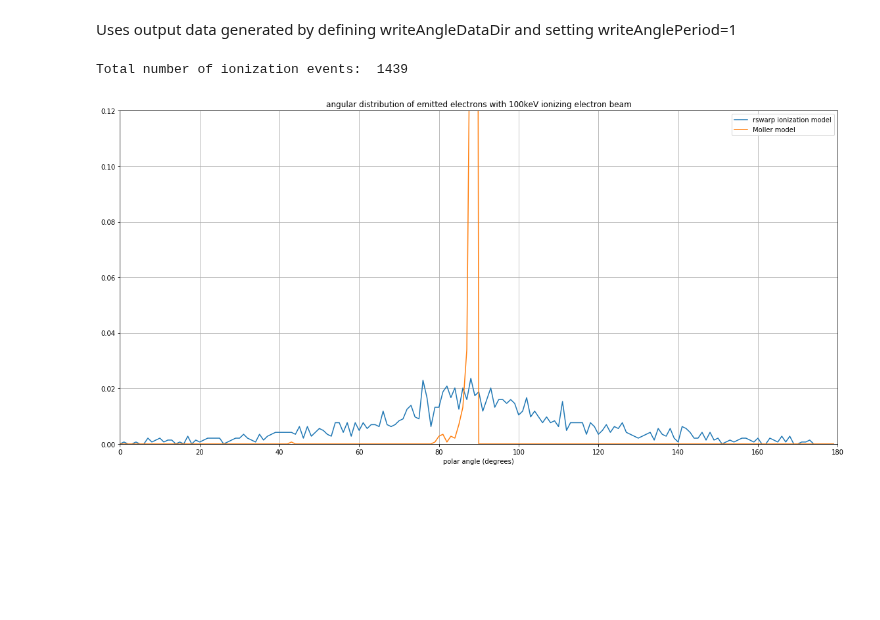
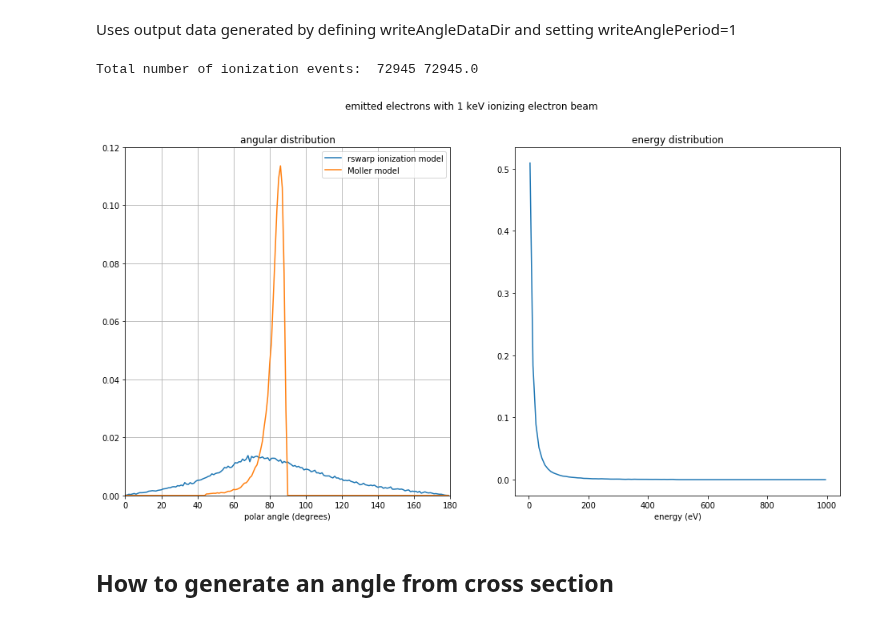
Before and after one commit to radiasoft/rswarp, a Jupyter notebook: examples/ionization/ionization_analysis.ipynb, the cells around one changed output. Drawn from its saved outputs; the diff is of its cells as text; code cells hidden in the pictures; blank space fills up the shorter version.

Commit message:
Added plot of energy distribution

```diff
--- a/examples/ionization/ionization_analysis.ipynb
+++ b/examples/ionization/ionization_analysis.ipynb
@@ -18,7 +18,7 @@ from rswarp.utilities import file_utils
 # %% [markdown]
 ## Load output data generated by ionization.py
 # %%
-path = 'diags10.000keV/hdf5/'
+path = 'diags-1.000keV/hdf5/'
 full =  file_utils.loadparticlefiles(path)
 
 #print full[1000]['H2+'][0,:]
@@ -42,19 +42,28 @@ full =  file_utils.loadparticlefiles(path)
 # %% [markdown]
 Uses output data generated by defining writeAngleDataDir and setting writeAnglePeriod=1
 # %%
-plt.figure(figsize=(16, 8))
-plt.title('angular distribution of emitted electrons with 100keV ionizing electron beam')
-plt.xlabel('polar angle (degrees)')
-plt.xlim(0.0, 180.0)
-plt.ylim(0.0, 0.12)
-plt.grid(True)
+ionization_analysis_fig, [ax1, ax2] = plt.subplots(1, 2, figsize=(16, 8))
+
+plt.suptitle('emitted electrons with 1 keV ionizing electron beam')
+
+ax1.set_title('angular distribution')
+ax1.set_xlabel('polar angle (degrees)')
+ax1.set_xlim(0.0, 180.0)
+ax1.set_ylim(0.0, 0.12)
+ax1.grid(True)
+
+ax2.set_title('energy distribution')
+ax2.set_xlabel('energy (eV)')
+#ax2.set_xlim(0.0, 180.0)
+#ax2.set_ylim(0.0, 0.12)
 
 nstep = sorted(full.keys())[-1]
 #print nstep; sys.exit(0)
-nstep = 10000
-f = h5py.File('./diags100.000keV/angledata.h5', 'r')
+#nstep = 1000
+f = h5py.File('./diags-1.000keV/angledata.h5', 'r')
 
 ang_bins = np.zeros((2, 180))
+energy_bins = np.zeros((100))
 
 for i in range(nstep):
     tmp = f['data/' + str(i+1) + '/e-/emitted e-/incidentvelocities'][:]
@@ -63,38 +72,46 @@ for i in range(nstep):
         n = tmp.size / 3
         u0 = np.reshape(tmp, (n, 3))
         u1 = np.reshape(f['data/' + str(i+1) + '/e-/emitted e-/emittedvelocities'][:], (n, 3))
         for j in range(n):
             sqr = lambda x: x * x
             costheta = (u0[j,0] * u1[j,0] + u0[j,1] * u1[j,1] + u0[j,2] * u1[j,2])
             costheta /= math.sqrt(sqr(u0[j,0]) + sqr(u0[j,1]) + sqr(u0[j,2]))
             costheta /= math.sqrt(sqr(u1[j,0]) + sqr(u1[j,1]) + sqr(u1[j,2]))
             thetadeg = 180. / math.pi * math.acos(costheta)
             if math.isnan(thetadeg):
                 print 'Simulation data', costheta, u0[j,:], u1[j,:]
             else:
                 ang_bins[0, math.trunc(thetadeg)] += 1
             c2 = sqr(c)
             eps = lambda u0, u1, u2: m_e * c2 * (math.sqrt(1.0 + (sqr(u0) + sqr(u1) + sqr(u2)) / c2) - 1.0)
             eps0 = eps(u0[j,0], u0[j,1], u0[j,2])
             eps1 = eps(u1[j,0], u1[j,1], u1[j,2])
+            energy_bins[math.trunc(0.1 * eps1 / e)] += 1
+#            if eps1 / e < 100.:
+#                energy_bins[math.trunc(1.0 * eps1 / e)] += 1
             costheta = eps1 * (eps0 + 2.0 * m_e * c2)
             costheta /= eps0 * (eps1 + 2.0 * m_e * c2)
             costheta = math.sqrt(costheta)
             thetadeg = 180. / math.pi * math.acos(costheta)
             if math.isnan(thetadeg):
                 print 'Moller model, ', costheta, u0[j,:], u1[j,:]
             else:
                 ang_bins[1, math.trunc(thetadeg)] += 1
-print 'Total number of ionization events: ', math.trunc(ang_bins[0, :].sum())
+print 'Total number of ionization events: ', math.trunc(ang_bins[0, :].sum()), energy_bins.sum()
 ang_bins[0, :] /= ang_bins[0, :].sum() # Unity-integral normalization
 ang_bins[1, :] /= ang_bins[1, :].sum()
-plt.plot(ang_bins[0, :], label='rswarp ionization model')
-plt.plot(ang_bins[1, :], label='Moller model')
+energy_bins /= energy_bins.sum()
+ax1.plot(ang_bins[0, :], label='rswarp ionization model')
+ax1.plot(ang_bins[1, :], label='Moller model')
 #plt.legend(prop = {'size': 10}, loc = 'upper right')
-plt.legend(loc = 'upper right')
-plt.tight_layout()
-plt.savefig('ang_bins.png')
+ax1.legend(loc = 'upper right')
+ax2.plot(np.linspace(5., 995., 100), energy_bins)
+#ax2.plot(energy_bins)
+#plt.tight_layout()
+plt.savefig('ionization_analysis.png')
 plt.show()
 # %% [output]
-Total number of ionization events:  1439
+Total number of ionization events:  72945 72945.0
-[figure, old version]
+[figure, new version]
+# %% [markdown]
+## How to generate an angle from cross section
```
Also changed, not shown: parts of 3 cells of this notebook, 1 other file.
